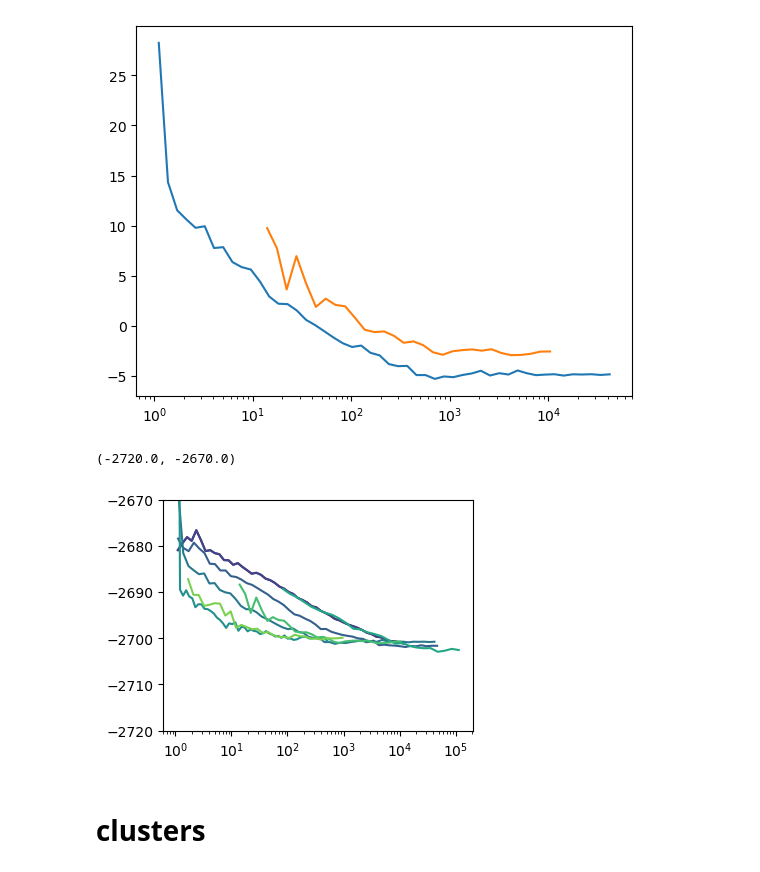
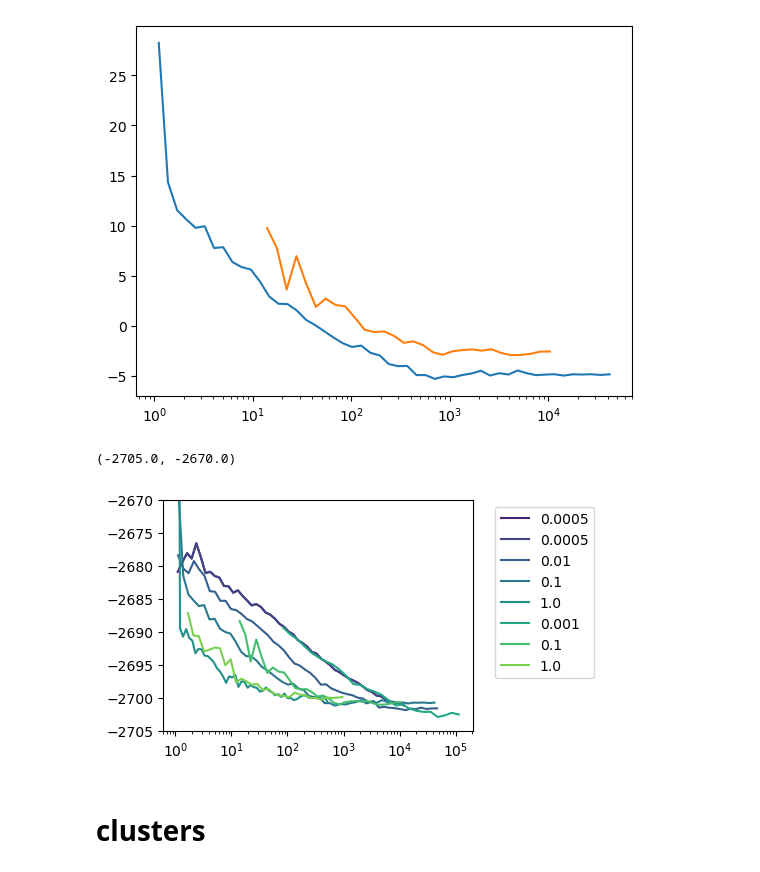
Before and after one commit to HugoLeRoy94/Analyze, a Jupyter notebook: Analyze_kdiff.ipynb, the cells around one changed output. Saved outputs shown, nothing was run; the diff lists cells and outputs as text; code cells hidden in the pictures.

```diff
--- a/Analyze_kdiff.ipynb
+++ b/Analyze_kdiff.ipynb
@@ -29,6 +11,0 @@ times = [time_kdiff001,time_kdiff01,time_kdiff1,time_kdiff001_1,time_kdiff01_1,t
-# %%
-fig,ax = plt.subplots(ncols=len(times),figsize=(len(times)*3,2))
-for i,time in enumerate(times):
-    for n,interval in enumerate(time.data[0]):
-        ax[i].scatter(np.arange(0,interval.shape[0],1),interval+n*500)
-#plt.yscale('log')
@@ -232,14 +189,14 @@ plt.xscale('log')
 # %%
 fig,ax = plt.subplots(figsize = (4,3))
 for i,nrg in enumerate(nrgs[:-2]):
     #plt.plot(nrg.binned_time,(nrg.average_data-fmin)/(fmax-fmin),color=cm((i+1)/len(nrgs)))
-    plt.plot(nrg.binned_time,(nrg.average_data),color=cm((i+1)/len(nrgs)))
+    plt.plot(nrg.binned_time,(nrg.average_data),color=cm((i+1)/len(nrgs)),label=nrg.attributes['kdiff'])
 plt.xscale('log')
-
-plt.ylim(-2720,-2670)
+plt.legend(loc='upper left', bbox_to_anchor=(1.05, 1))
+plt.ylim(-2705,-2670)
 # %% [output]
-(-2720.0, -2670.0)
+(-2705.0, -2670.0)
-[figure, old version]
+[figure, new version]
 # %% [markdown]
 # clusters
 # %%
```
Also changed, not shown: parts of 9 cells of this notebook, 7 other files.
